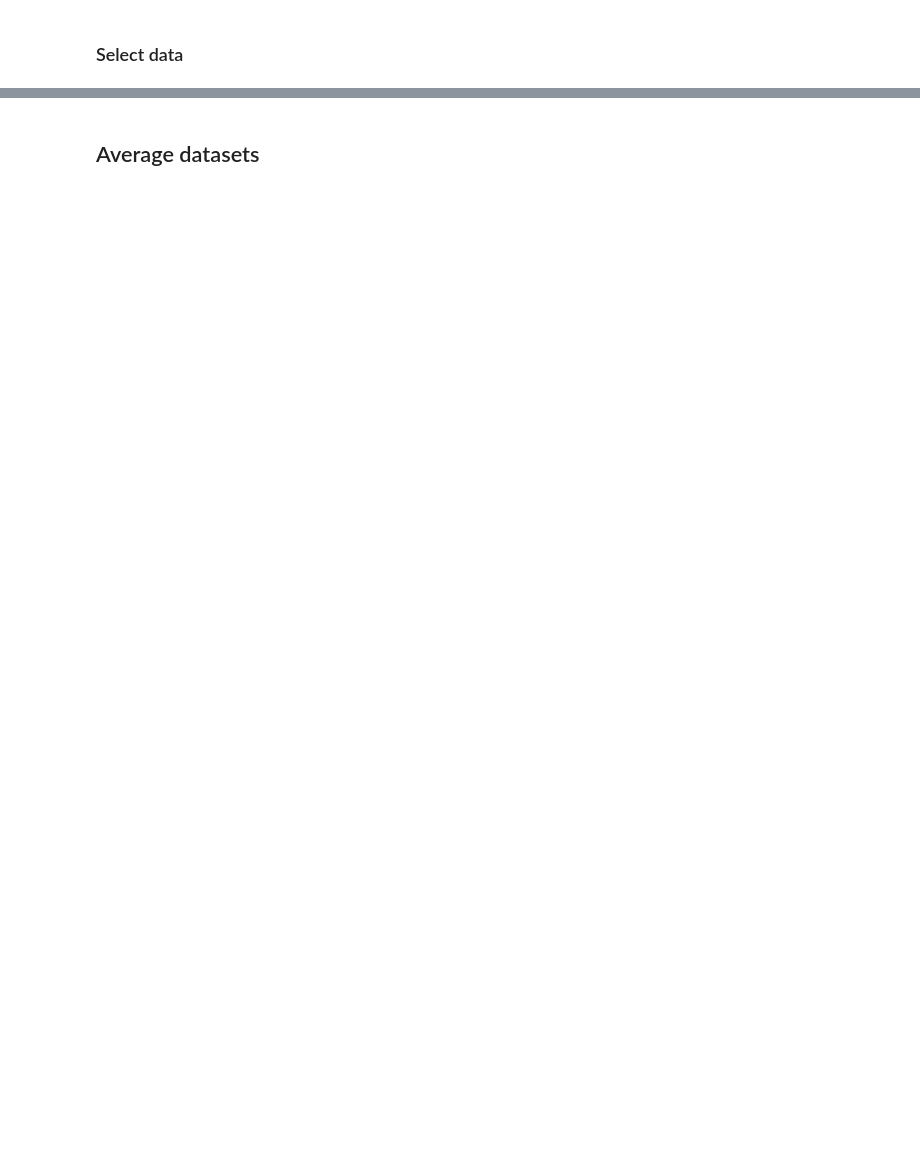
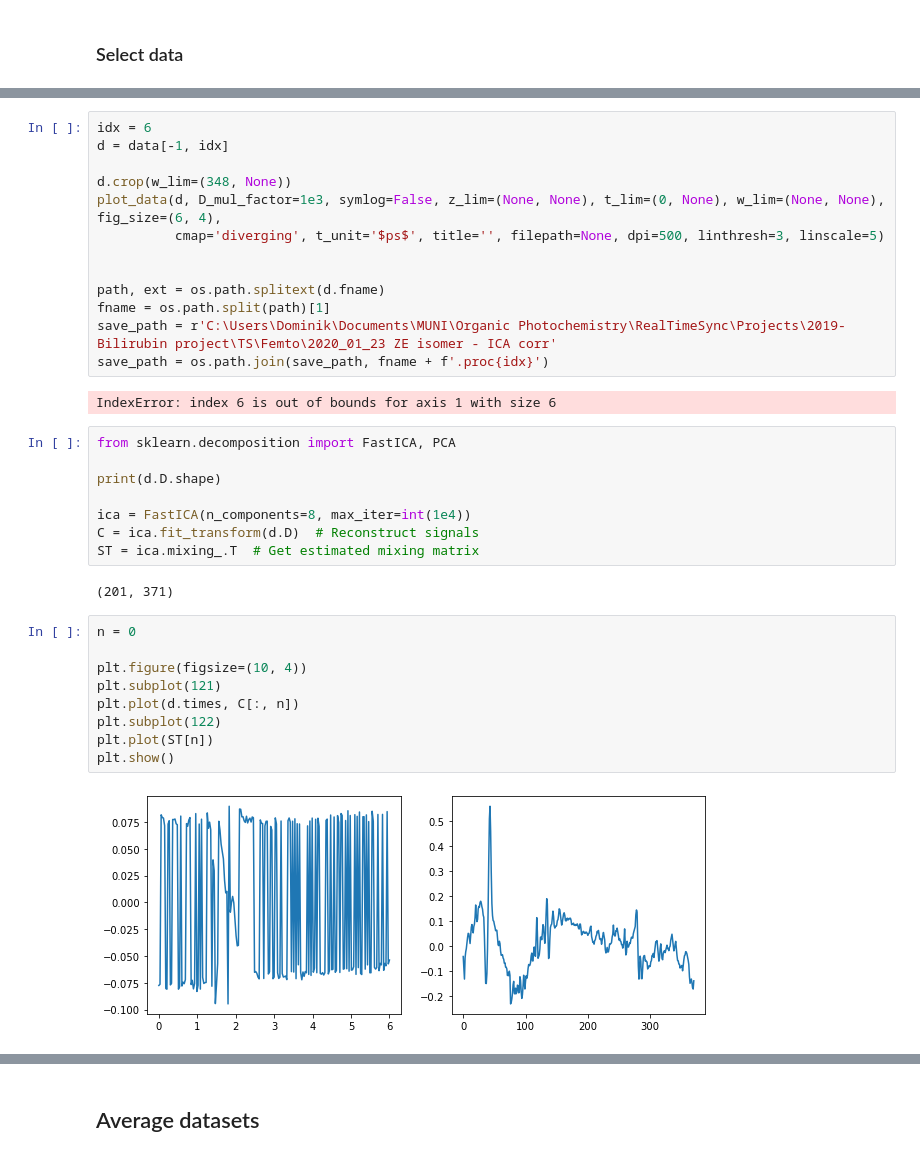
Before and after one commit to dmadea/Jupyter-Tutorials, a Jupyter notebook: Femto + LDM/Data_loader.ipynb, the cells around one changed output, grey strips where cells are left out. Saved outputs shown, nothing was run; the diff lists cells and outputs as text; blank space fills up the shorter version.

```diff
--- a/Femto + LDM/Data_loader.ipynb
+++ b/Femto + LDM/Data_loader.ipynb
@@ -74,0 +86,36 @@ data = load_groups(g1)
+# %%
+idx = 6
+d = data[-1, idx]
+
+d.crop(w_lim=(348, None))
+plot_data(d, D_mul_factor=1e3, symlog=False, z_lim=(None, None), t_lim=(0, None), w_lim=(None, None), fig_size=(6, 4),
+          cmap='diverging', t_unit='$ps$', title='', filepath=None, dpi=500, linthresh=3, linscale=5)
+
+
+path, ext = os.path.splitext(d.fname)
+fname = os.path.split(path)[1]
+save_path = r'C:\Users\Dominik\Documents\MUNI\Organic Photochemistry\RealTimeSync\Projects\2019-Bilirubin project\TS\Femto\2020_01_23 ZE isomer - ICA corr'
+save_path = os.path.join(save_path, fname + f'.proc{idx}')
+# %% [output]
+IndexError: index 6 is out of bounds for axis 1 with size 6
+# %%
+from sklearn.decomposition import FastICA, PCA
+
+print(d.D.shape)
+
+ica = FastICA(n_components=8, max_iter=int(1e4))
+C = ica.fit_transform(d.D)  # Reconstruct signals
+ST = ica.mixing_.T  # Get estimated mixing matrix
+# %% [output]
+(201, 371)
+# %%
+n = 0
+
+plt.figure(figsize=(10, 4))
+plt.subplot(121)
+plt.plot(d.times, C[:, n])
+plt.subplot(122)
+plt.plot(ST[n])
+plt.show()
+# %% [output]
+[figure, added]
```
Also changed, not shown: parts of 12 cells of this notebook, 1 other file.
